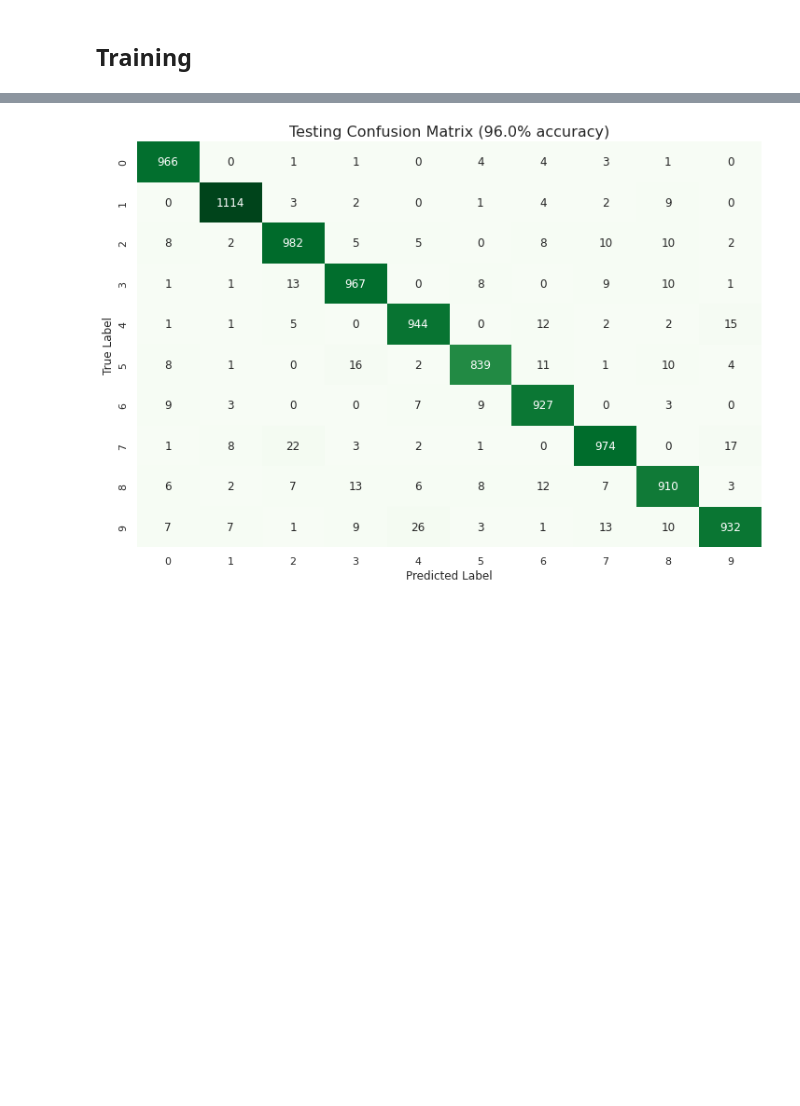
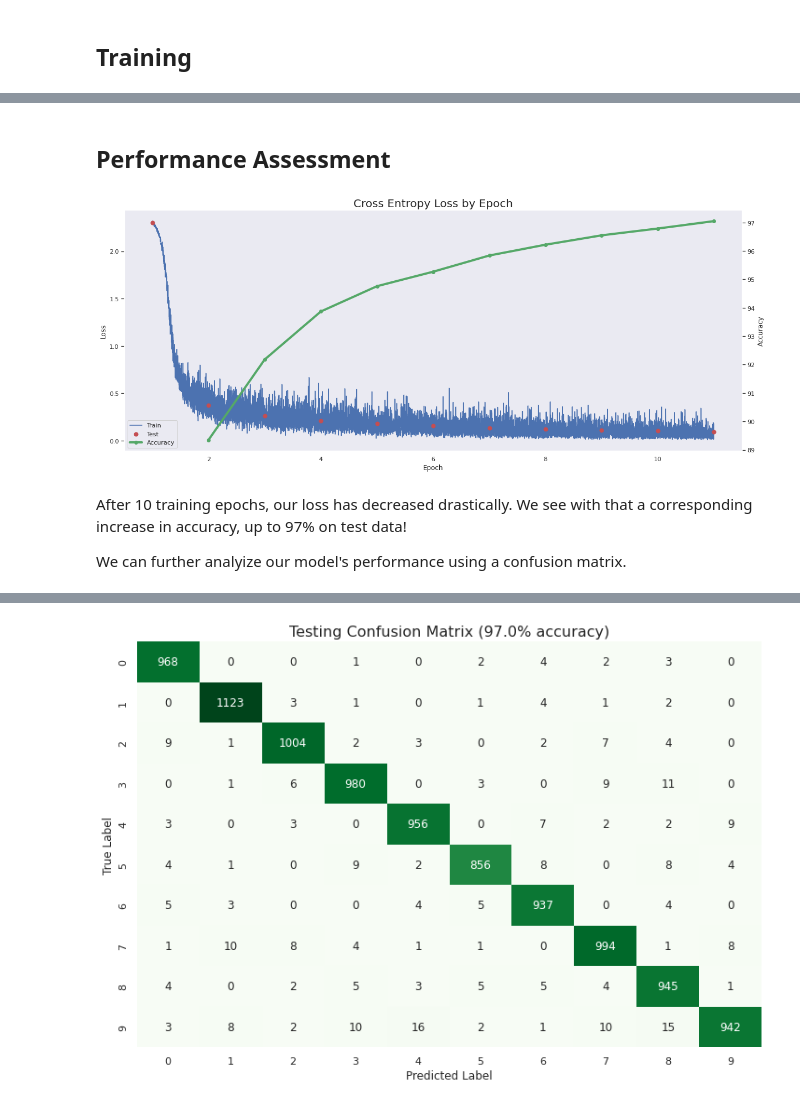
Before and after one commit to hhboorstein/ds_portfolio, a Jupyter notebook: Digit_Recognition.ipynb, the cells around one changed output, grey strips where cells are left out. Drawn from its saved outputs; the diff is of its cells as text; code cells hidden in the pictures; blank space fills up the shorter version.

Commit message:
Added comments and improved visuals.

```diff
--- a/Digit_Recognition.ipynb
+++ b/Digit_Recognition.ipynb
@@ -357,11 +375,24 @@ def test():
   print(f'% correct: {100*num_correct/len(test_loader.dataset)}')
   return total_loss,num_correct
 # %%
+# bookkeeping
+acc_factor=100/len(test_loader.dataset)
+per_epoch_acc=[]
+
+# pretrain benchmark
 test()
 print('='*50)
-for i in range(1,6):
+
+# 10 epoch training
+for i in range(1,11):
+
   train_epoch(i)
+
   print('='*50)
-  test()
+
+  # post-epoch benchmark
+  _,count=test()
+  per_epoch_acc.append(count.item()*acc_factor)
+
   print('='*50)
 # %% [output]
@@ -404,3 +416,58 @@ plt.show()
+# %% [markdown]
+## Performance Assessment
+# %%
+fig,ax1=plt.subplots(figsize=(20,8))
+ax2=ax1.twinx()
+
+plt.title('Cross Entropy Loss by Epoch',fontsize=20)
+
+# loss plots
+g1=ax1.plot(
+    epochs,
+    losses,
+    label='Train',
+    zorder=0
+)
+g2=ax1.scatter(
+    x=np.arange(1,12),
+    y=test_avg_losses,
+    c='r',
+    s=50,
+    label='Test'
+)
+
+# accuracy plot
+g3=ax2.plot(
+    np.arange(2,12),
+    per_epoch_acc,
+    lw=4,
+    marker='o',
+    c='g',
+    label='Accuracy'
+)
+
+# axes labels
+ax1.set_xlabel('Epoch')
+ax1.set_ylabel('Loss')
+ax2.set_ylabel('Accuracy')
+
+#graphs=g1+g2+g3
+#labels=[g.get_label() for g in graphs]
+
+graph1,label1=ax1.get_legend_handles_labels()
+graph2,label2=ax2.get_legend_handles_labels()
+
+ax2.legend(
+    graph1+graph2,
+    label1+label2,
+    loc='lower left')
+plt.show()
+# %% [output]
+[figure, added]
+# %% [markdown]
+After 10 training epochs, our loss has decreased drastically. We see with that a corresponding increase in accuracy, up to 97% on test data!
+
+We can further analyize our model's performance using a confusion matrix.
 # %%
 def cm(dl):
   '''Generate a confusion matrix of
```
Also changed, not shown: parts of 16 cells of this notebook.
